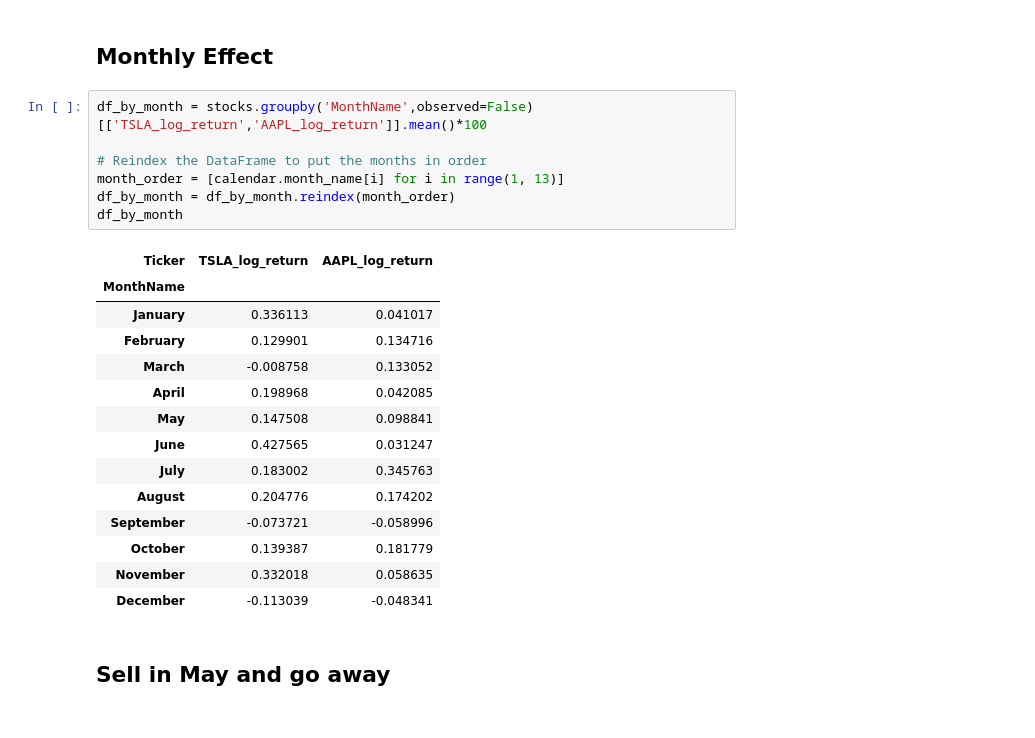
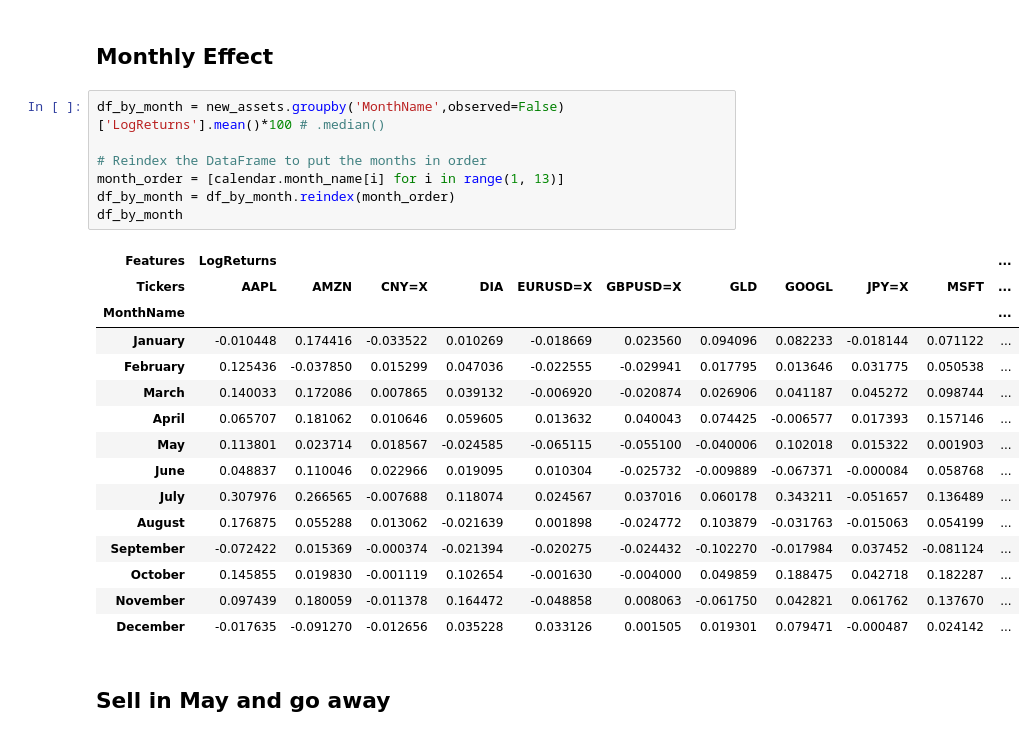
Before and after one commit to ZouZeusA/Quant-Research, a Jupyter notebook: Assets Analysis/Seasonality.ipynb, the cells around one changed output. Drawn from its saved outputs; the diff is of its cells as text.

```diff
--- a/Assets Analysis/Seasonality.ipynb
+++ b/Assets Analysis/Seasonality.ipynb
@@ -36,26 +83,27 @@ df_by_day
 # %% [markdown]
 ## Monthly Effect
-# %%
-df_by_month = stocks.groupby('MonthName',observed=False)[['TSLA_log_return','AAPL_log_return']].mean()*100
-
-# Reindex the DataFrame to put the months in order
-month_order = [calendar.month_name[i] for i in range(1, 13)]
-df_by_month = df_by_month.reindex(month_order)
-df_by_month
-# %% [output]
-| Ticker | TSLA_log_return | AAPL_log_return |
-| MonthName |  |  |
-| January | 0.336113 | 0.041017 |
-| February | 0.129901 | 0.134716 |
-| March | -0.008758 | 0.133052 |
-| April | 0.198968 | 0.042085 |
-| May | 0.147508 | 0.098841 |
-| June | 0.427565 | 0.031247 |
-| July | 0.183002 | 0.345763 |
-| August | 0.204776 | 0.174202 |
-| September | -0.073721 | -0.058996 |
-| October | 0.139387 | 0.181779 |
-| November | 0.332018 | 0.058635 |
-| December | -0.113039 | -0.048341 |
+# %%
+df_by_month = new_assets.groupby('MonthName',observed=False)['LogReturns'].mean()*100 # .median()
+
+# Reindex the DataFrame to put the months in order
+month_order = [calendar.month_name[i] for i in range(1, 13)]
+df_by_month = df_by_month.reindex(month_order)
+df_by_month
+# %% [output]
+| Features | LogReturns |  |  |  |  |  |  |  |  |  | ... |
+| Tickers | AAPL | AMZN | CNY=X | DIA | EURUSD=X | GBPUSD=X | GLD | GOOGL | JPY=X | MSFT | ... |
+| MonthName |  |  |  |  |  |  |  |  |  |  | ... |
+| January | -0.010448 | 0.174416 | -0.033522 | 0.010269 | -0.018669 | 0.023560 | 0.094096 | 0.082233 | -0.018144 | 0.071122 | ... |
+| February | 0.125436 | -0.037850 | 0.015299 | 0.047036 | -0.022555 | -0.029941 | 0.017795 | 0.013646 | 0.031775 | 0.050538 | ... |
+| March | 0.140033 | 0.172086 | 0.007865 | 0.039132 | -0.006920 | -0.020874 | 0.026906 | 0.041187 | 0.045272 | 0.098744 | ... |
+| April | 0.065707 | 0.181062 | 0.010646 | 0.059605 | 0.013632 | 0.040043 | 0.074425 | -0.006577 | 0.017393 | 0.157146 | ... |
+| May | 0.113801 | 0.023714 | 0.018567 | -0.024585 | -0.065115 | -0.055100 | -0.040006 | 0.102018 | 0.015322 | 0.001903 | ... |
+| June | 0.048837 | 0.110046 | 0.022966 | 0.019095 | 0.010304 | -0.025732 | -0.009889 | -0.067371 | -0.000084 | 0.058768 | ... |
+| July | 0.307976 | 0.266565 | -0.007688 | 0.118074 | 0.024567 | 0.037016 | 0.060178 | 0.343211 | -0.051657 | 0.136489 | ... |
+| August | 0.176875 | 0.055288 | 0.013062 | -0.021639 | 0.001898 | -0.024772 | 0.103879 | -0.031763 | -0.015063 | 0.054199 | ... |
+| September | -0.072422 | 0.015369 | -0.000374 | -0.021394 | -0.020275 | -0.024432 | -0.102270 | -0.017984 | 0.037452 | -0.081124 | ... |
+| October | 0.145855 | 0.019830 | -0.001119 | 0.102654 | -0.001630 | -0.004000 | 0.049859 | 0.188475 | 0.042718 | 0.182287 | ... |
+| November | 0.097439 | 0.180059 | -0.011378 | 0.164472 | -0.048858 | 0.008063 | -0.061750 | 0.042821 | 0.061762 | 0.137670 | ... |
+| December | -0.017635 | -0.091270 | -0.012656 | 0.035228 | 0.033126 | 0.001505 | 0.019301 | 0.079471 | -0.000487 | 0.024142 | ... |
 # %% [markdown]
 ## Sell in May and go away
```
Also changed, not shown: parts of 19 cells of this notebook.
